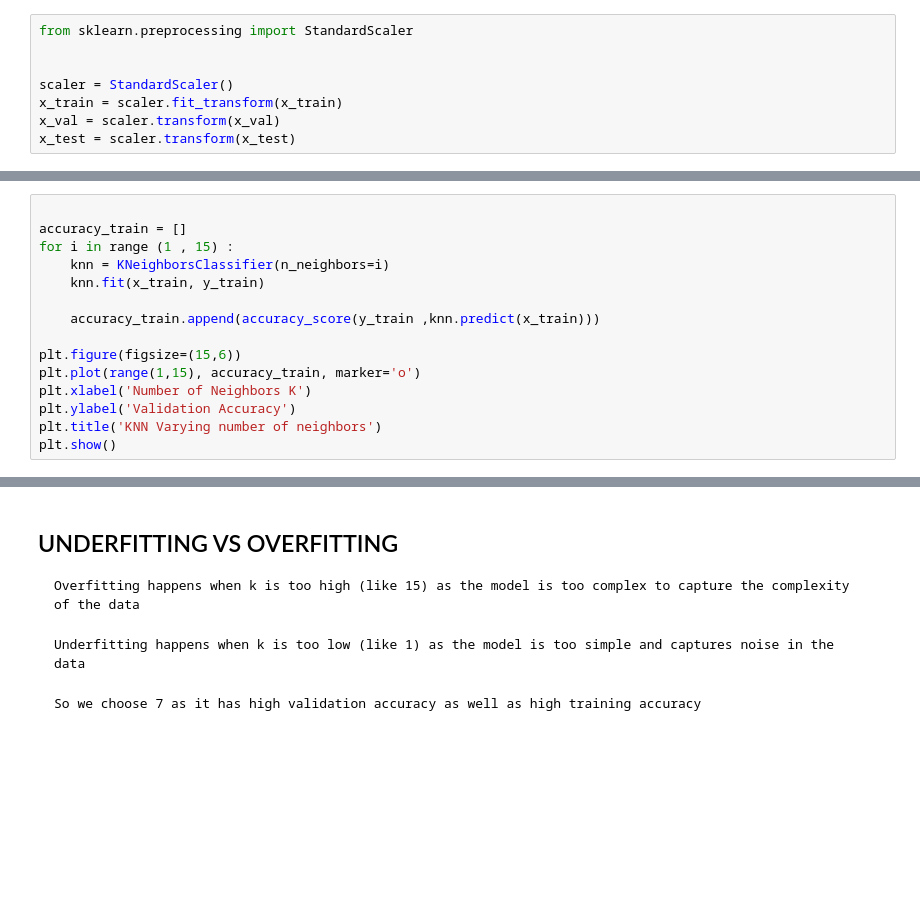
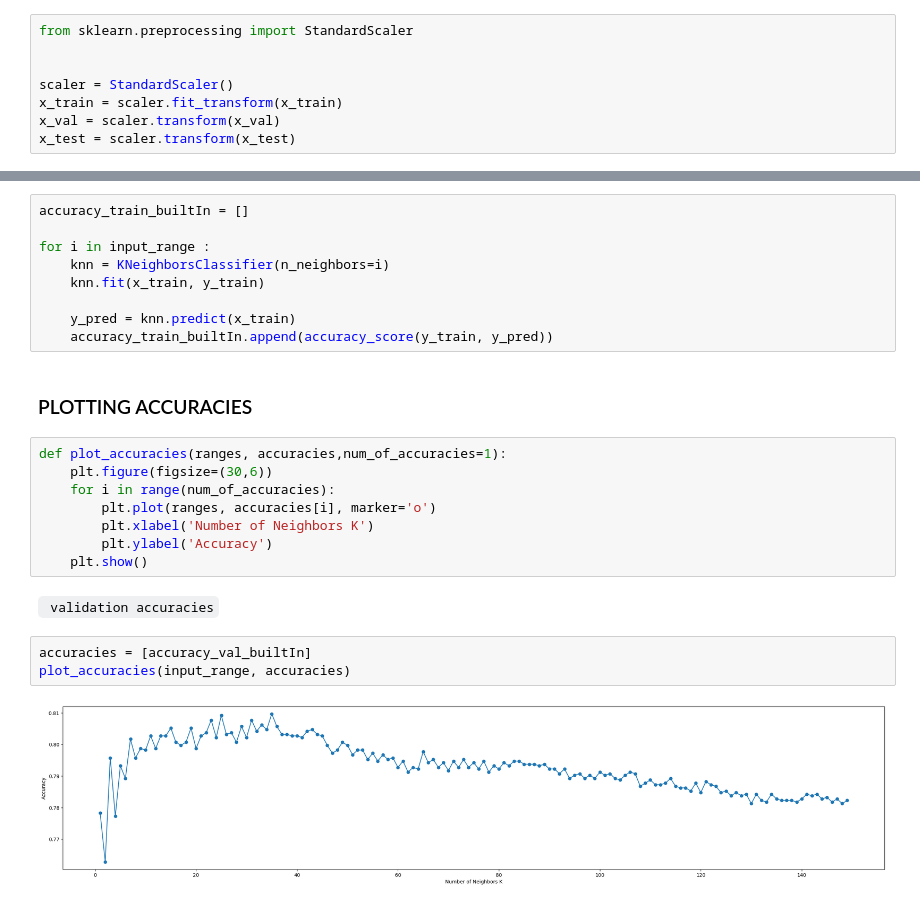
Before and after one commit to abdelrahman7124/KNN-, a Jupyter notebook: knn-skit.ipynb, the cells around one changed output, grey strips where cells are left out. Drawn from its saved outputs; the diff is of its cells as text; blank space fills up the shorter version.

Commit message:
Working Knn model

````diff
--- a/knn-skit.ipynb
+++ b/knn-skit.ipynb
@@ -168,15 +108,0 @@ The best k is 7 as it has the highest accuracy hence the lowest loss but need to
-# %%
-
-accuracy_train = []
-for i in range (1 , 15) :
-    knn = KNeighborsClassifier(n_neighbors=i)
-    knn.fit(x_train, y_train)
-
-    accuracy_train.append(accuracy_score(y_train ,knn.predict(x_train)))
-
-plt.figure(figsize=(15,6))
-plt.plot(range(1,15), accuracy_train, marker='o')
-plt.xlabel('Number of Neighbors K')
-plt.ylabel('Validation Accuracy')
-plt.title('KNN Varying number of neighbors')
-plt.show()
@@ -195,15 +109,26 @@ plt.show()
-# %% [markdown]
-## UNDERFITTING VS OVERFITTING
-
-
-```
-Overfitting happens when k is too high (like 15) as the model is too complex to capture the complexity of the data
-```
-
-```
-Underfitting happens when k is too low (like 1) as the model is too simple and captures noise in the data
-```
-
-```
-So we choose 7 as it has high validation accuracy as well as high training accuracy
-```
+# %%
+accuracy_train_builtIn = []
+
+for i in input_range :
+    knn = KNeighborsClassifier(n_neighbors=i)
+    knn.fit(x_train, y_train)
+
+    y_pred = knn.predict(x_train)
+    accuracy_train_builtIn.append(accuracy_score(y_train, y_pred))
+# %% [markdown]
+### PLOTTING ACCURACIES
+# %%
+def plot_accuracies(ranges, accuracies,num_of_accuracies=1):
+    plt.figure(figsize=(30,6))
+    for i in range(num_of_accuracies):
+        plt.plot(ranges, accuracies[i], marker='o')
+        plt.xlabel('Number of Neighbors K')
+        plt.ylabel('Accuracy')
+    plt.show()
+# %% [markdown]
+``` validation accuracies```
+# %%
+accuracies = [accuracy_val_builtIn]
+plot_accuracies(input_range, accuracies)
+# %% [output]
+[figure, added]
````
Also changed, not shown: parts of 24 cells of this notebook.
